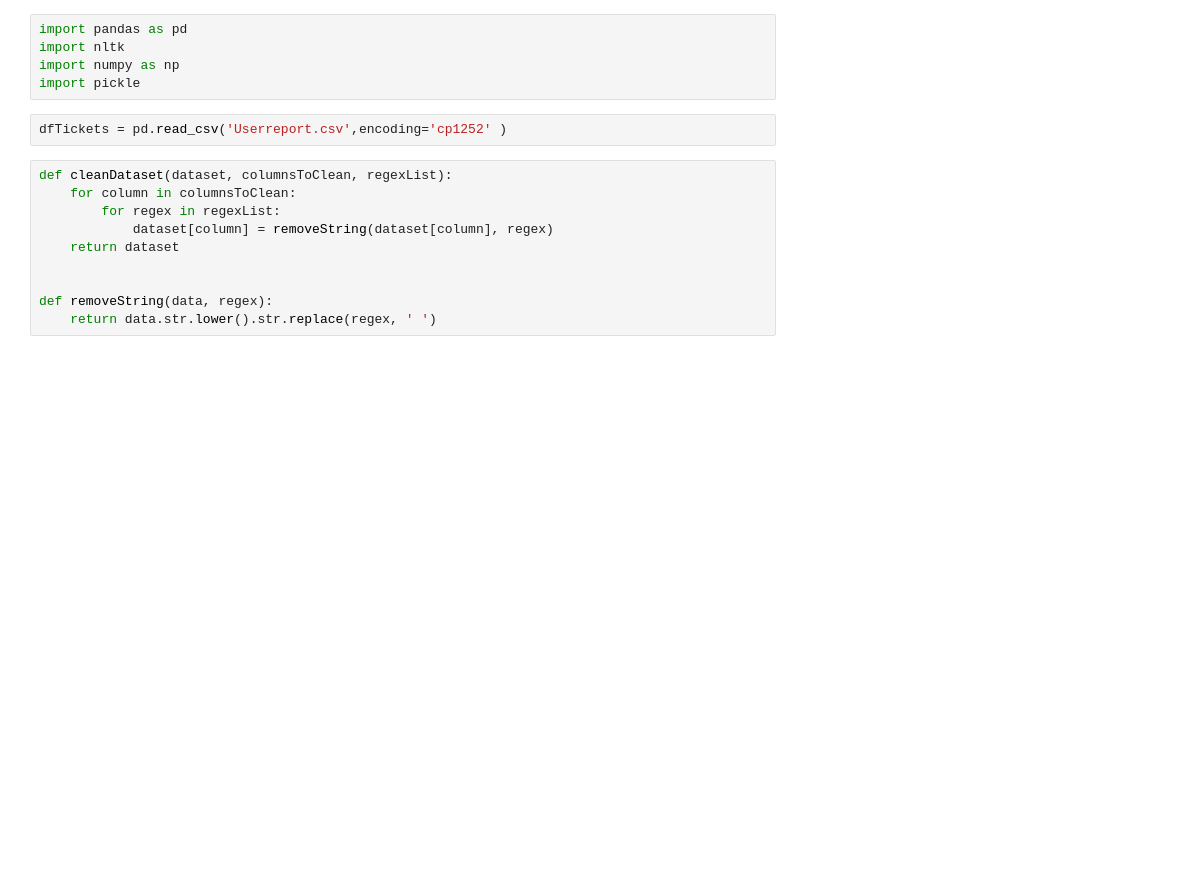
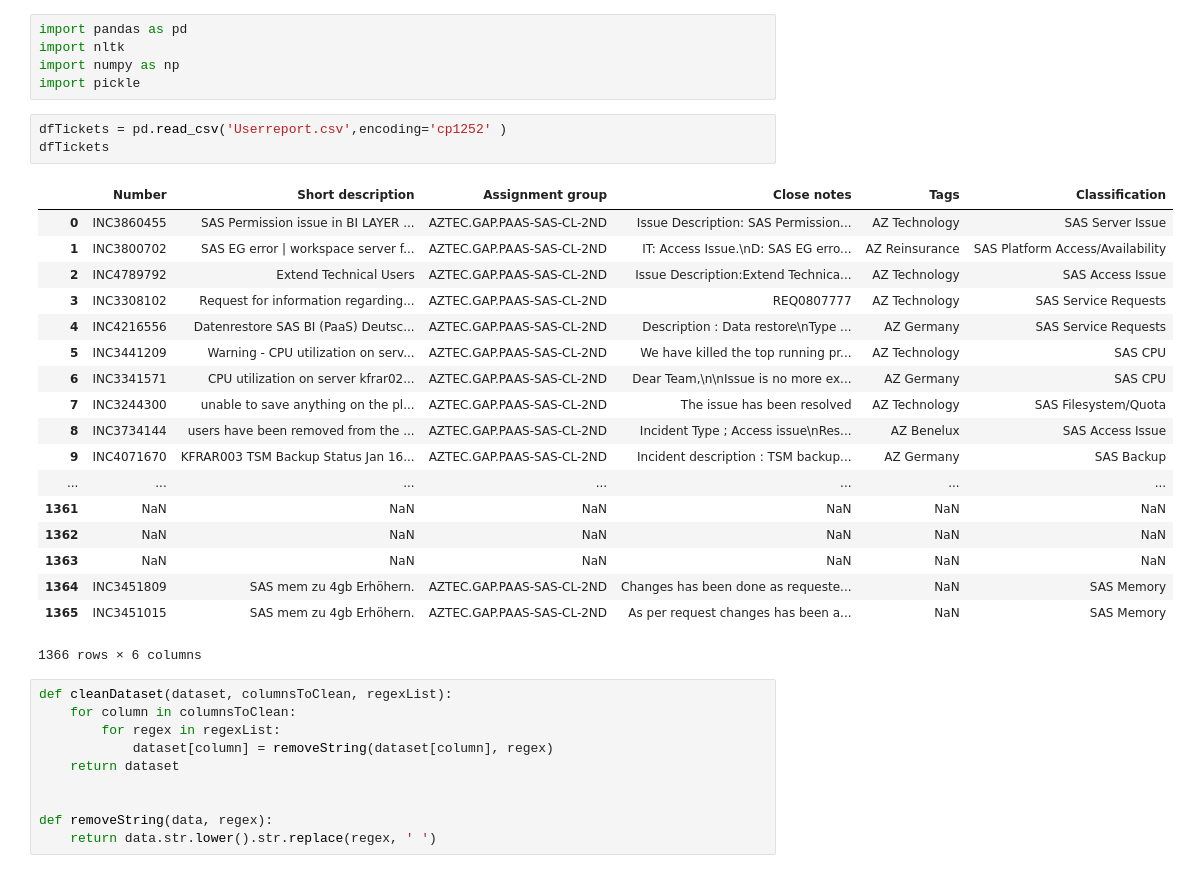
Before and after one commit to akhilsivanand/SNW-PRJT, a Jupyter notebook: SNWRCD.ipynb, the cells around one changed output. Cells and saved outputs as stored; diff of their text form; blank space fills up the shorter version.

```diff
--- a/SNWRCD.ipynb
+++ b/SNWRCD.ipynb
@@ -5,6 +5,26 @@ import numpy as np
 import pickle
 # %%
 dfTickets = pd.read_csv('Userreport.csv',encoding='cp1252' )
+dfTickets
+# %% [output]
+|  | Number | Short description | Assignment group | Close notes | Tags | Classification |
+| 0 | INC3860455 | SAS Permission issue in BI LAYER ... | AZTEC.GAP.PAAS-SAS-CL-2ND | Issue Description: SAS Permission... | AZ Technology | SAS Server Issue |
+| 1 | INC3800702 | SAS EG error | workspace server f... | AZTEC.GAP.PAAS-SAS-CL-2ND | IT: Access Issue.\nD: SAS EG erro... | AZ Reinsurance | SAS Platform Access/Availability |
+| 2 | INC4789792 | Extend Technical Users | AZTEC.GAP.PAAS-SAS-CL-2ND | Issue Description:Extend Technica... | AZ Technology | SAS Access Issue |
+| 3 | INC3308102 | Request for information regarding... | AZTEC.GAP.PAAS-SAS-CL-2ND | REQ0807777 | AZ Technology | SAS Service Requests |
+| 4 | INC4216556 | Datenrestore SAS BI (PaaS) Deutsc... | AZTEC.GAP.PAAS-SAS-CL-2ND | Description : Data restore\nType ... | AZ Germany | SAS Service Requests |
+| 5 | INC3441209 | Warning - CPU utilization on serv... | AZTEC.GAP.PAAS-SAS-CL-2ND | We have killed the top running pr... | AZ Technology | SAS CPU |
+| 6 | INC3341571 | CPU utilization on server kfrar02... | AZTEC.GAP.PAAS-SAS-CL-2ND | Dear Team,\n\nIssue is no more ex... | AZ Germany | SAS CPU |
+| 7 | INC3244300 | unable to save anything on the pl... | AZTEC.GAP.PAAS-SAS-CL-2ND | The issue has been resolved | AZ Technology | SAS Filesystem/Quota |
+| 8 | INC3734144 | users have been removed from the ... | AZTEC.GAP.PAAS-SAS-CL-2ND | Incident Type ; Access issue\nRes... | AZ Benelux | SAS Access Issue |
+| 9 | INC4071670 | KFRAR003 TSM Backup Status Jan 16... | AZTEC.GAP.PAAS-SAS-CL-2ND | Incident description : TSM backup... | AZ Germany | SAS Backup |
+| ... | ... | ... | ... | ... | ... | ... |
+| 1361 | NaN | NaN | NaN | NaN | NaN | NaN |
+| 1362 | NaN | NaN | NaN | NaN | NaN | NaN |
+| 1363 | NaN | NaN | NaN | NaN | NaN | NaN |
+| 1364 | INC3451809 | SAS mem zu 4gb Erhöhern. | AZTEC.GAP.PAAS-SAS-CL-2ND | Changes has been done as requeste... | NaN | SAS Memory |
+| 1365 | INC3451015 | SAS mem zu 4gb Erhöhern. | AZTEC.GAP.PAAS-SAS-CL-2ND | As per request changes has been a... | NaN | SAS Memory |
+1366 rows × 6 columns
 # %%
 def cleanDataset(dataset, columnsToClean, regexList):
     for column in columnsToClean:
```
Also changed, not shown: parts of 37 cells of this notebook.
